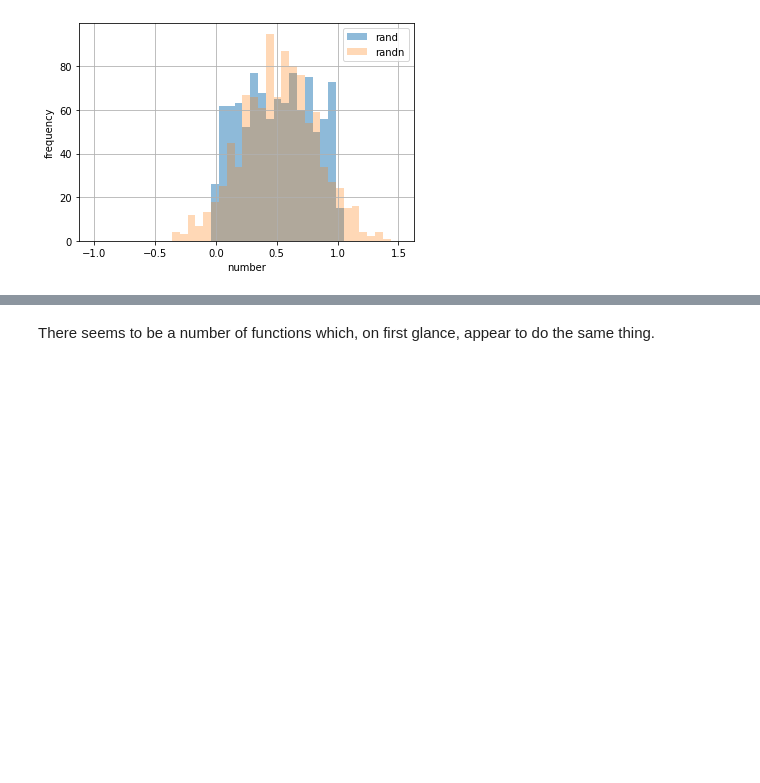
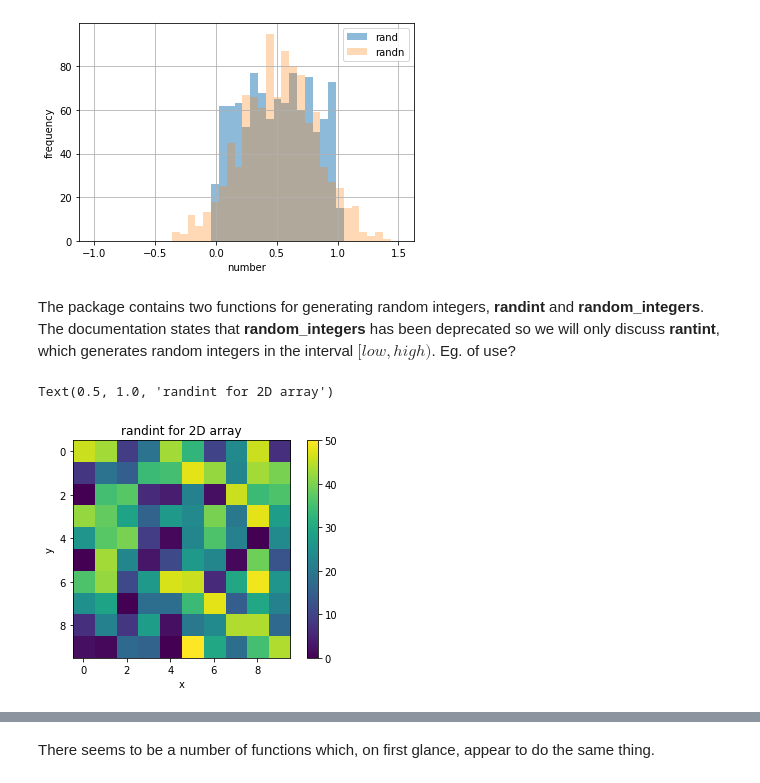
Before and after one commit to elizabethdaly/numpy-random, a Jupyter notebook: numpy-random.ipynb, the cells around one changed output, grey strips where cells are left out. Saved outputs shown, nothing was run; the diff lists cells and outputs as text; code cells hidden in the pictures; blank space fills up the shorter version.

Commit message:
explore random functions

```diff
--- a/numpy-random.ipynb
+++ b/numpy-random.ipynb
@@ -85,3 +87,18 @@ plt.legend(loc='upper right')
 # %% [output]
 <matplotlib.legend.Legend at 0x...>
 [figure]
+# %% [markdown]
+The package contains two functions for generating random integers, **randint** and **random_integers**. The documentation states that **random_integers** has been deprecated so we will only discuss **rantint**, which generates random integers in the interval $[low, high)$. Eg. of use?
+# %%
+# Return a 10x10 array of random integers from low (inclusive) to high (exclusive).
+h = 51;
+np.random.randint(0, h, size=(10,10))
+
+plt.imshow(np.random.randint(0, h, size=(10,10)))
+plt.colorbar()
+plt.xlabel('x')
+plt.ylabel('y')
+plt.title('randint for 2D array')
+# %% [output]
+Text(0.5, 1.0, 'randint for 2D array')
+[figure, added]
```
Also changed, not shown: parts of 17 cells of this notebook.
